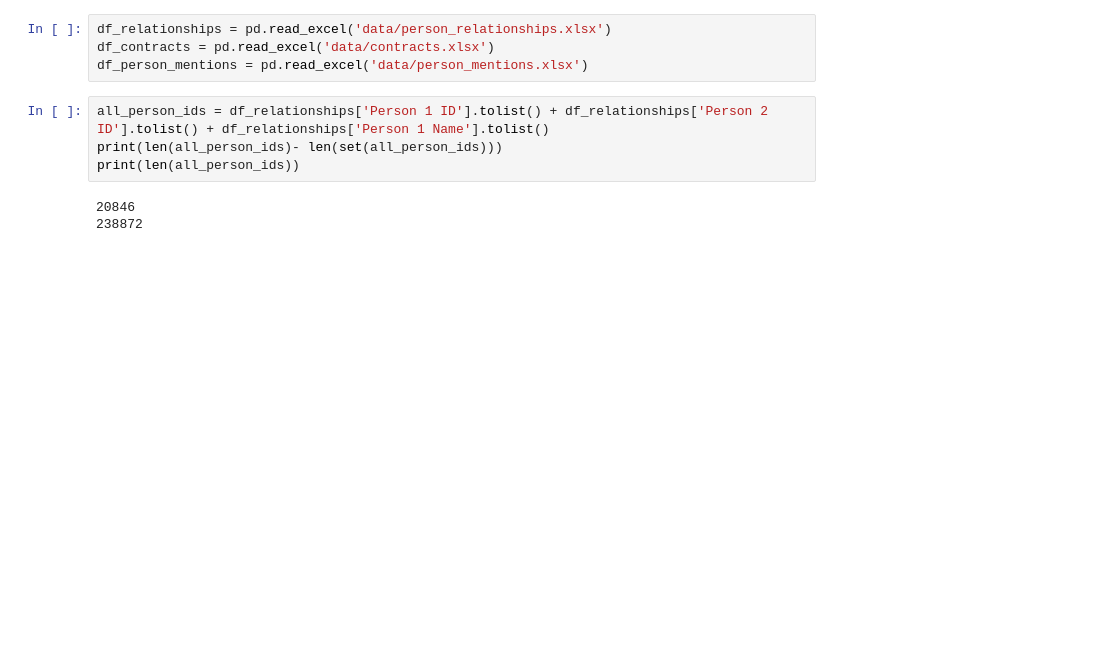
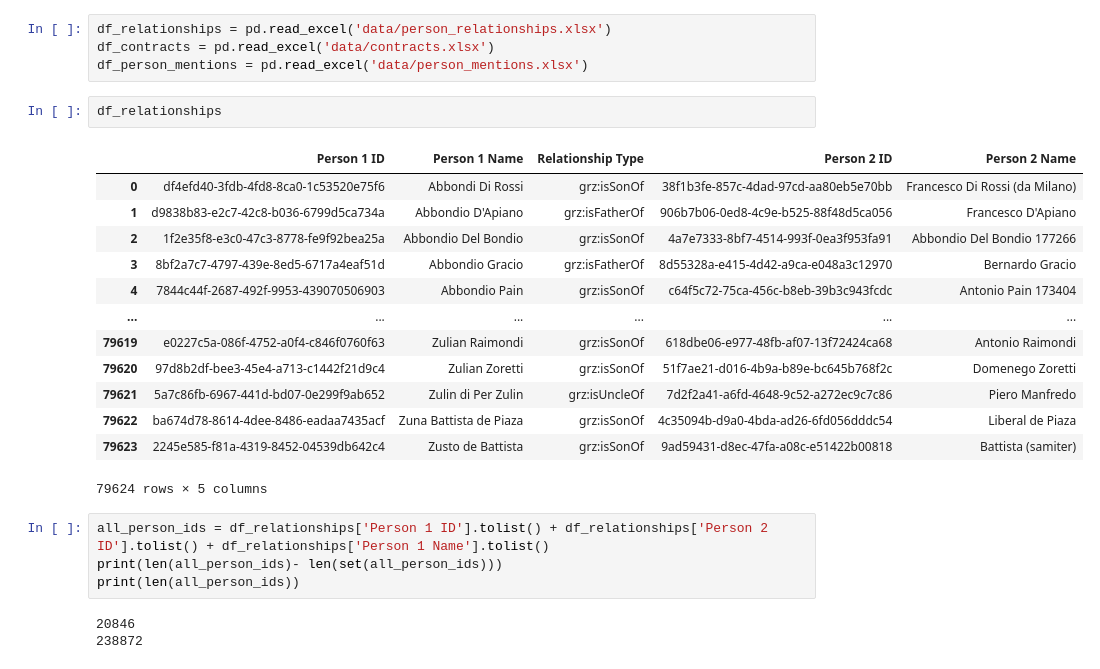
Before and after one commit to ludovicpollet/garzoni, a Jupyter notebook: garzoni_aumad.ipynb, the cells around one changed output. Drawn from its saved outputs; the diff is of its cells as text; blank space fills up the shorter version.

```diff
--- a/garzoni_aumad.ipynb
+++ b/garzoni_aumad.ipynb
@@ -10,6 +28,22 @@ from tqdm.notebook import tqdm
 df_relationships = pd.read_excel('data/person_relationships.xlsx')
 df_contracts = pd.read_excel('data/contracts.xlsx')
 df_person_mentions = pd.read_excel('data/person_mentions.xlsx')
+# %%
+df_relationships
+# %% [output]
+|  | Person 1 ID | Person 1 Name | Relationship Type | Person 2 ID | Person 2 Name |
+| 0 | df4efd40-3fdb-4fd8-8ca0-1c53520e75f6 | Abbondi Di Rossi | grz:isSonOf | 38f1b3fe-857c-4dad-97cd-aa80eb5e70bb | Francesco Di Rossi (da Milano) |
+| 1 | d9838b83-e2c7-42c8-b036-6799d5ca734a | Abbondio D'Apiano | grz:isFatherOf | 906b7b06-0ed8-4c9e-b525-88f48d5ca056 | Francesco D'Apiano |
+| 2 | 1f2e35f8-e3c0-47c3-8778-fe9f92bea25a | Abbondio Del Bondio | grz:isSonOf | 4a7e7333-8bf7-4514-993f-0ea3f953fa91 | Abbondio Del Bondio 177266 |
+| 3 | 8bf2a7c7-4797-439e-8ed5-6717a4eaf51d | Abbondio Gracio | grz:isFatherOf | 8d55328a-e415-4d42-a9ca-e048a3c12970 | Bernardo Gracio |
+| 4 | 7844c44f-2687-492f-9953-439070506903 | Abbondio Pain | grz:isSonOf | c64f5c72-75ca-456c-b8eb-39b3c943fcdc | Antonio Pain 173404 |
+| ... | ... | ... | ... | ... | ... |
+| 79619 | e0227c5a-086f-4752-a0f4-c846f0760f63 | Zulian Raimondi | grz:isSonOf | 618dbe06-e977-48fb-af07-13f72424ca68 | Antonio Raimondi |
+| 79620 | 97d8b2df-bee3-45e4-a713-c1442f21d9c4 | Zulian Zoretti | grz:isSonOf | 51f7ae21-d016-4b9a-b89e-bc645b768f2c | Domenego Zoretti |
+| 79621 | 5a7c86fb-6967-441d-bd07-0e299f9ab652 | Zulin di Per Zulin | grz:isUncleOf | 7d2f2a41-a6fd-4648-9c52-a272ec9c7c86 | Piero Manfredo |
+| 79622 | ba674d78-8614-4dee-8486-eadaa7435acf | Zuna Battista de Piaza | grz:isSonOf | 4c35094b-d9a0-4bda-ad26-6fd056dddc54 | Liberal de Piaza |
+| 79623 | 2245e585-f81a-4319-8452-04539db642c4 | Zusto de Battista | grz:isSonOf | 9ad59431-d8ec-47fa-a08c-e51422b00818 | Battista (samiter) |
+79624 rows × 5 columns
 # %%
 all_person_ids = df_relationships['Person 1 ID'].tolist() + df_relationships['Person 2 ID'].tolist() + df_relationships['Person 1 Name'].tolist()
 print(len(all_person_ids)- len(set(all_person_ids)))
```
Also changed, not shown: parts of 8 cells of this notebook, 1 other file.
